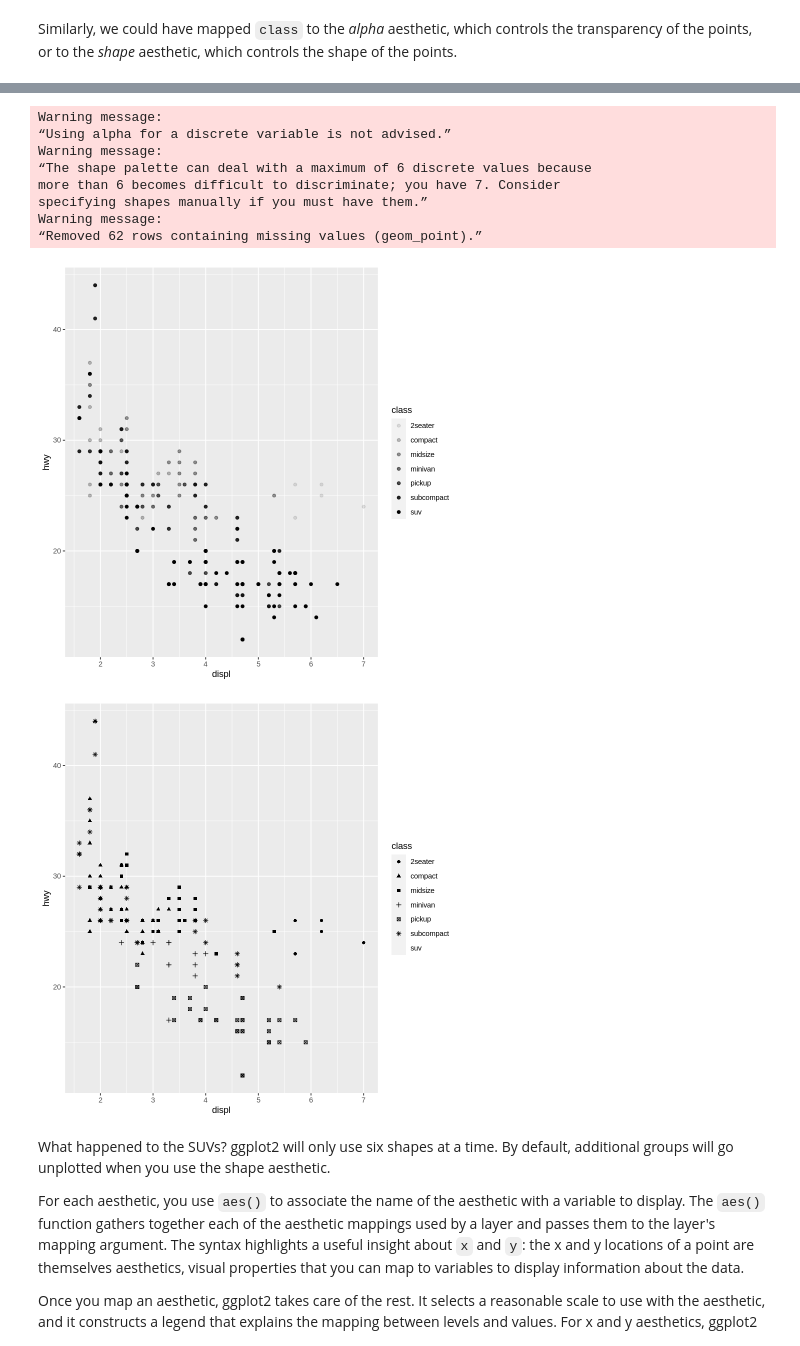
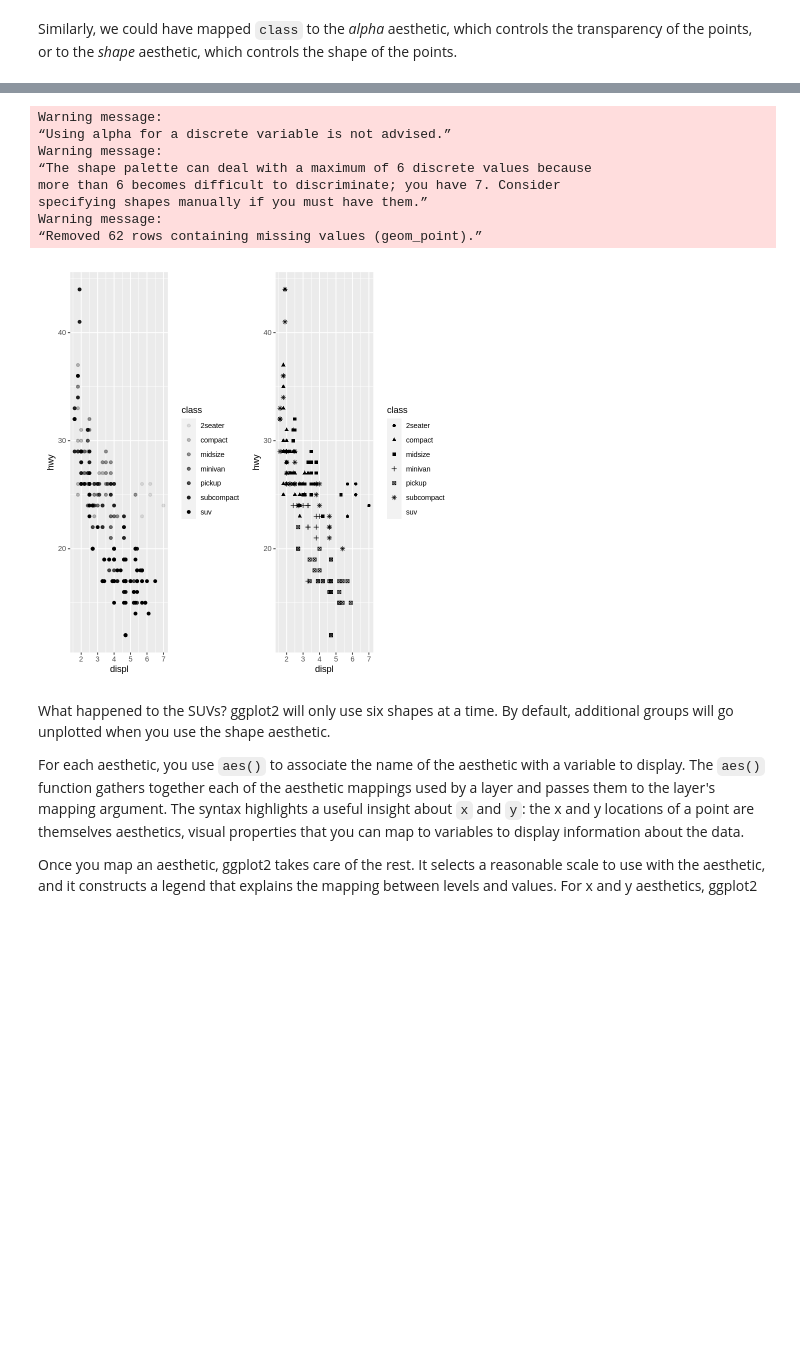
Before and after one commit to fralfaro/r4ds-book, a Jupyter notebook: docs/03_ data_visualisation.ipynb, the cells around one changed output, grey strips where cells are left out. Drawn from its saved outputs; the diff is of its cells as text; code cells hidden in the pictures; blank space fills up the shorter version.

```diff
--- a/docs/03_ data_visualisation.ipynb
+++ b/docs/03_ data_visualisation.ipynb
@@ -235,22 +241,23 @@ Similarly, we could have mapped `class` to the *alpha* aesthetic, which controls
 # %%
 # Left
-ggplot(data = mpg) +
+left_plot<- ggplot(data = mpg) +
   geom_point(mapping = aes(x = displ, y = hwy, alpha = class))
 
 # Right
-ggplot(data = mpg) +
+right_plot<-ggplot(data = mpg) +
   geom_point(mapping = aes(x = displ, y = hwy, shape = class))
+
+left_plot + right_plot
 # %% [output]
 Warning message:
 “Using alpha for a discrete variable is not advised.”
 Warning message:
 “The shape palette can deal with a maximum of 6 discrete values because
 more than 6 becomes difficult to discriminate; you have 7. Consider
 specifying shapes manually if you must have them.”
 Warning message:
 “Removed 62 rows containing missing values (geom_point).”
-[figure, old version]
+[figure, new version]
-[figure, removed]
 # %% [markdown]
 
 
```
Also changed, not shown: parts of 2 cells of this notebook.
